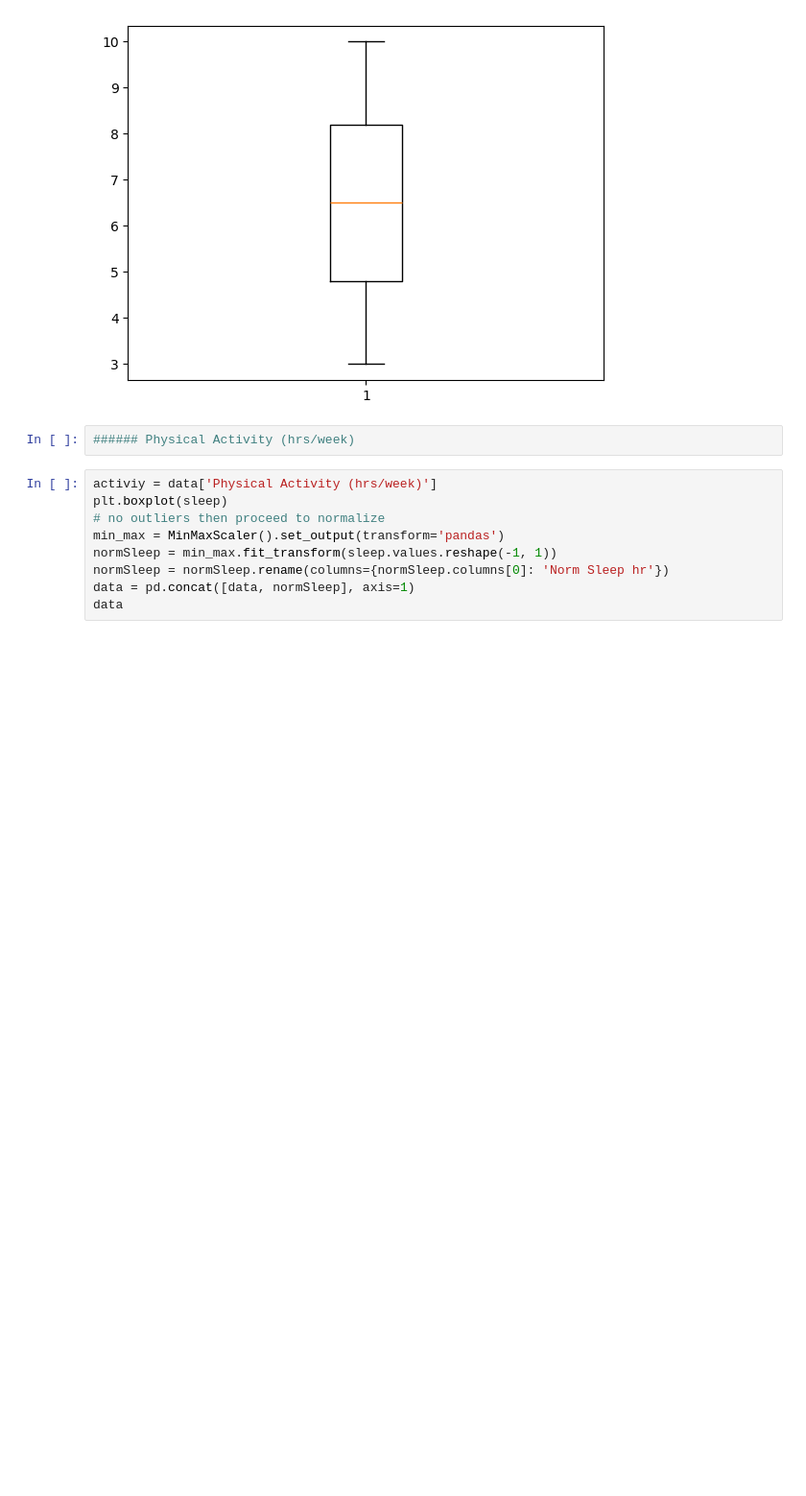
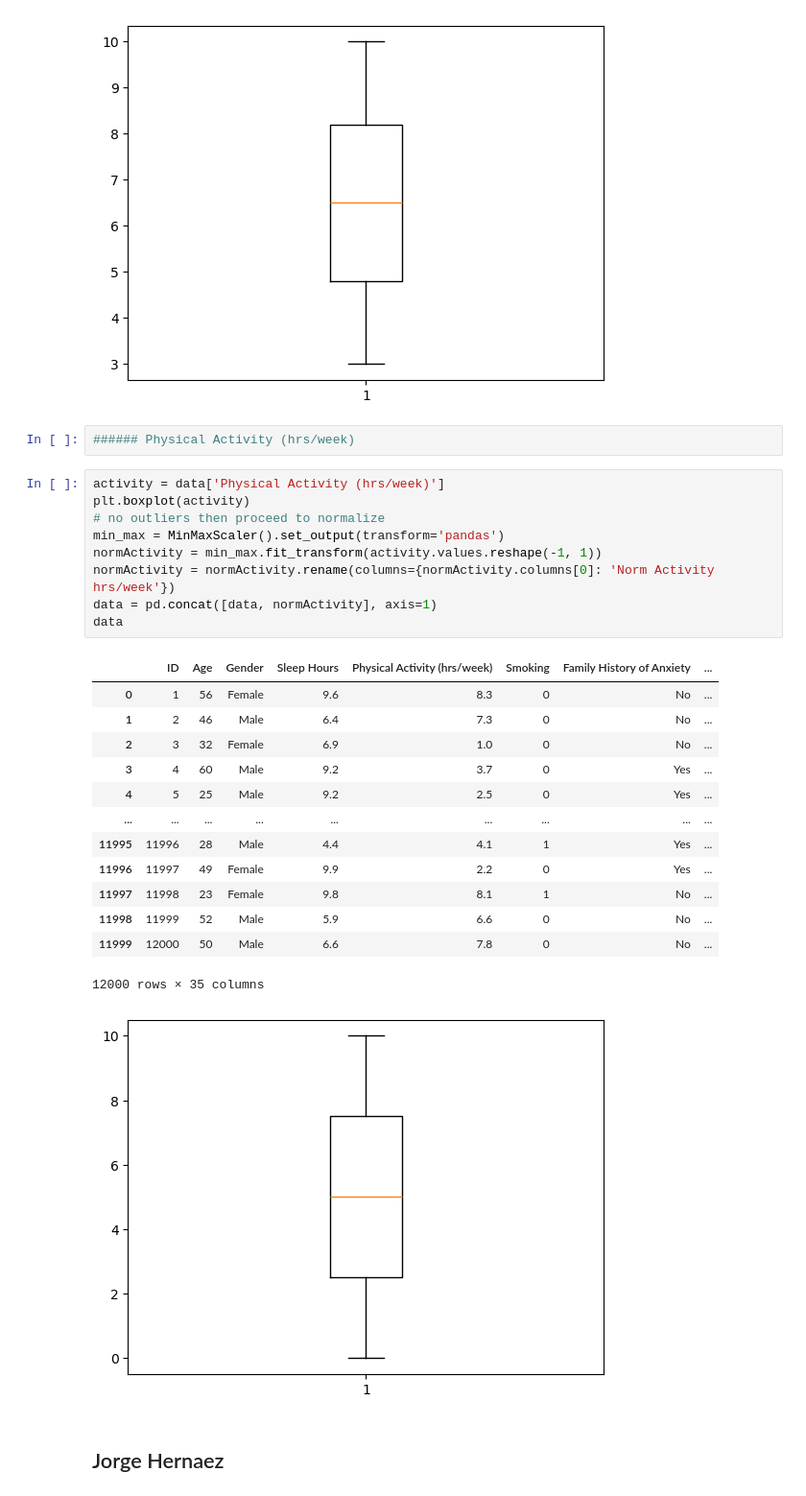
Before and after one commit to 100495761/MSE446, a Jupyter notebook: main.ipynb, the cells around one changed output. Shown at 96% size. Cells and saved outputs as stored; diff of their text form; blank space fills up the shorter version.

```diff
--- a/main.ipynb
+++ b/main.ipynb
@@ -357,11 +360,28 @@ data
 # %%
 ###### Physical Activity (hrs/week)
 # %%
-activiy = data['Physical Activity (hrs/week)']
-plt.boxplot(sleep)
+activity = data['Physical Activity (hrs/week)']
+plt.boxplot(activity)
 # no outliers then proceed to normalize
 min_max = MinMaxScaler().set_output(transform='pandas')
-normSleep = min_max.fit_transform(sleep.values.reshape(-1, 1))
-normSleep = normSleep.rename(columns={normSleep.columns[0]: 'Norm Sleep hr'})
-data = pd.concat([data, normSleep], axis=1)
+normActivity = min_max.fit_transform(activity.values.reshape(-1, 1))
+normActivity = normActivity.rename(columns={normActivity.columns[0]: 'Norm Activity hrs/week'})
+data = pd.concat([data, normActivity], axis=1)
 data
+# %% [output]
+|  | ID | Age | Gender | Sleep Hours | Physical Activity (hrs/week) | Smoking | Family History of Anxiety | ... |
+| 0 | 1 | 56 | Female | 9.6 | 8.3 | 0 | No | ... |
+| 1 | 2 | 46 | Male | 6.4 | 7.3 | 0 | No | ... |
+| 2 | 3 | 32 | Female | 6.9 | 1.0 | 0 | No | ... |
+| 3 | 4 | 60 | Male | 9.2 | 3.7 | 0 | Yes | ... |
+| 4 | 5 | 25 | Male | 9.2 | 2.5 | 0 | Yes | ... |
+| ... | ... | ... | ... | ... | ... | ... | ... | ... |
+| 11995 | 11996 | 28 | Male | 4.4 | 4.1 | 1 | Yes | ... |
+| 11996 | 11997 | 49 | Female | 9.9 | 2.2 | 0 | Yes | ... |
+| 11997 | 11998 | 23 | Female | 9.8 | 8.1 | 1 | No | ... |
+| 11998 | 11999 | 52 | Male | 5.9 | 6.6 | 0 | No | ... |
+| 11999 | 12000 | 50 | Male | 6.6 | 7.8 | 0 | No | ... |
+12000 rows × 35 columns
+[figure, added]
+# %% [markdown]
+## Jorge Hernaez
```
Also changed, not shown: parts of 15 cells of this notebook, 1 other file.
